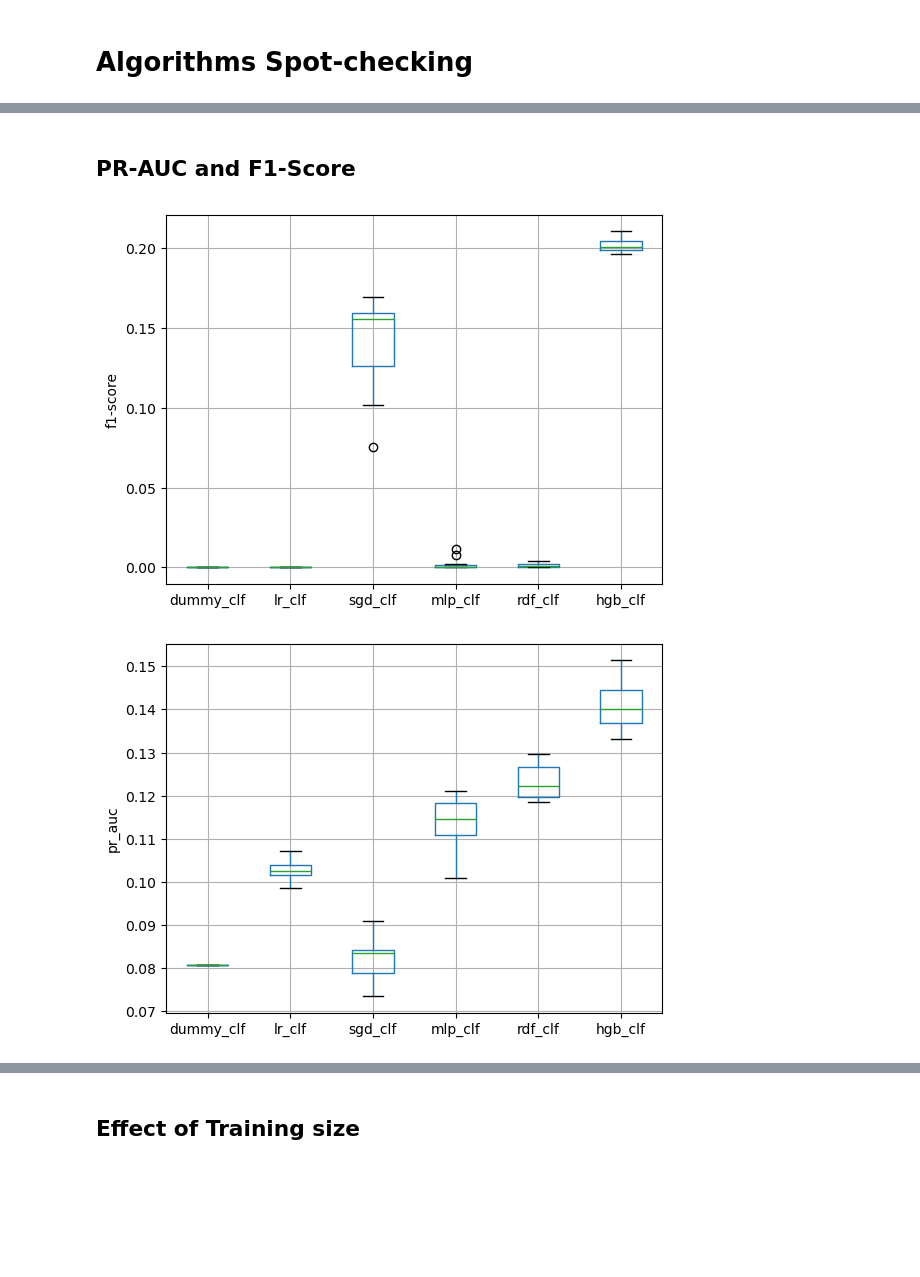
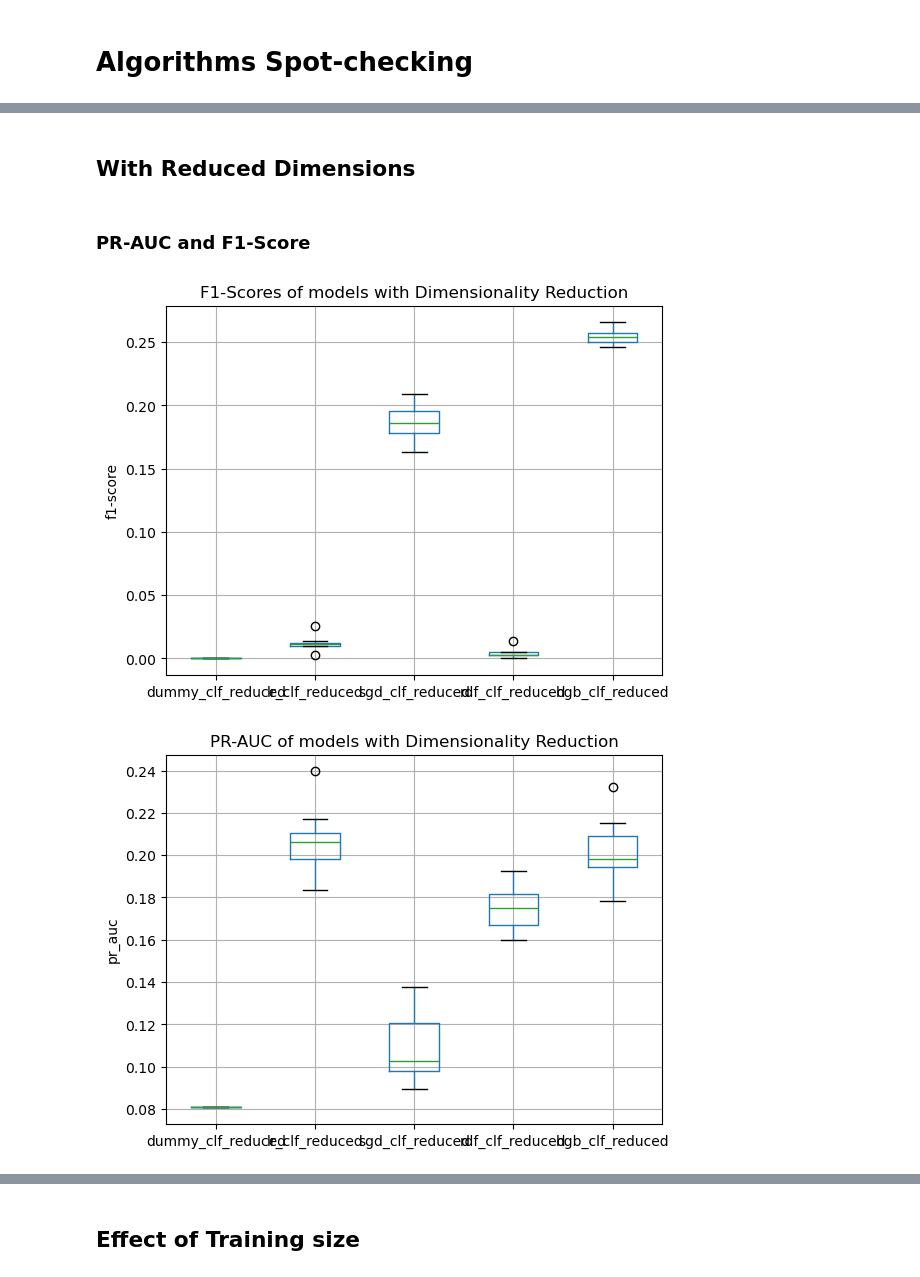
Before and after one commit to Yeshua235/loanguard, a Jupyter notebook: notebooks/model_selection.ipynb, the cells around one changed output, grey strips where cells are left out. Cells and saved outputs as stored; diff of their text form; code cells hidden in the pictures; blank space fills up the shorter version.

Commit message:
model selection set to be completed on kaggle

```diff
--- a/notebooks/model_selection.ipynb
+++ b/notebooks/model_selection.ipynb
@@ -128 +164,3 @@ Pipeline(steps=[('columntransformer',
+# %% [markdown]
+## With Reduced Dimensions
 # %%
@@ -135,3 +172,3 @@ hgb_clf = make_pipeline(preprocessing, HistGradientBoostingClassifier(class_weig
 # %% [markdown]
-## PR-AUC  and F1-Score
+### PR-AUC  and F1-Score
 # %%
@@ -144,15 +178,23 @@ hgb_clf_df = pd.DataFrame.from_dict(evaluate_model(hgb_clf, data_train, target_t
+# %%
+sgd_clf_reduced_df = pd.DataFrame.from_dict(evaluate_model(sgd_clf_reduced, data_train, target_train), orient='columns')
+# %%
+rdf_clf_reduced_df = pd.DataFrame.from_dict(evaluate_model(rdf_clf_reduced, data_train, target_train), orient='columns')
+# %%
+hgb_clf_reduced_df = pd.DataFrame.from_dict(evaluate_model(hgb_clf_reduced, data_train, target_train), orient='columns')
 # %%
-model_scores = [dummy_clf_df, lr_clf_df, sgd_clf_df, mlp_clf_df, rdf_clf_df, hgb_clf_df]
-model_names = ['dummy_clf', 'lr_clf', 'sgd_clf', 'mlp_clf', 'rdf_clf', 'hgb_clf']
+model_scores_reduced = [dummy_clf_reduced_df, lr_clf_reduced_df, sgd_clf_reduced_df, rdf_clf_reduced_df, hgb_clf_reduced_df]
+model_names_reduced = ['dummy_clf_reduced', 'lr_clf_reduced', 'sgd_clf_reduced', 'rdf_clf_reduced', 'hgb_clf_reduced']
 # %%
-cross_val_scores_plot(model_scores, model_names, choice_column='f1-score')
-plt.savefig(f"{model_selection_fig_dir}/cv-f1-scores.png")
+cross_val_scores_plot(model_scores_reduced, model_names_reduced, choice_column='f1-score')
+plt.title('F1-Scores of models with Dimensionality Reduction')
+plt.savefig(f"{model_selection_fig_dir}/reduced-cv-f1-scores.png")
 plt.show()
 # %% [output]
-[figure, old version]
+[figure, new version]
 # %%
-cross_val_scores_plot(model_scores, model_names, choice_column='pr_auc')
-plt.savefig(f"{model_selection_fig_dir}/cv-pr-auc-scores.png")
+cross_val_scores_plot(model_scores_reduced, model_names_reduced, choice_column='pr_auc')
+plt.title('PR-AUC of models with Dimensionality Reduction')
+plt.savefig(f"{model_selection_fig_dir}/reduced-cv-pr-auc.png")
 plt.show()
 # %% [output]
-[figure, old version]
+[figure, new version]
```
Also changed, not shown: parts of 36 cells of this notebook, 13 other files.
